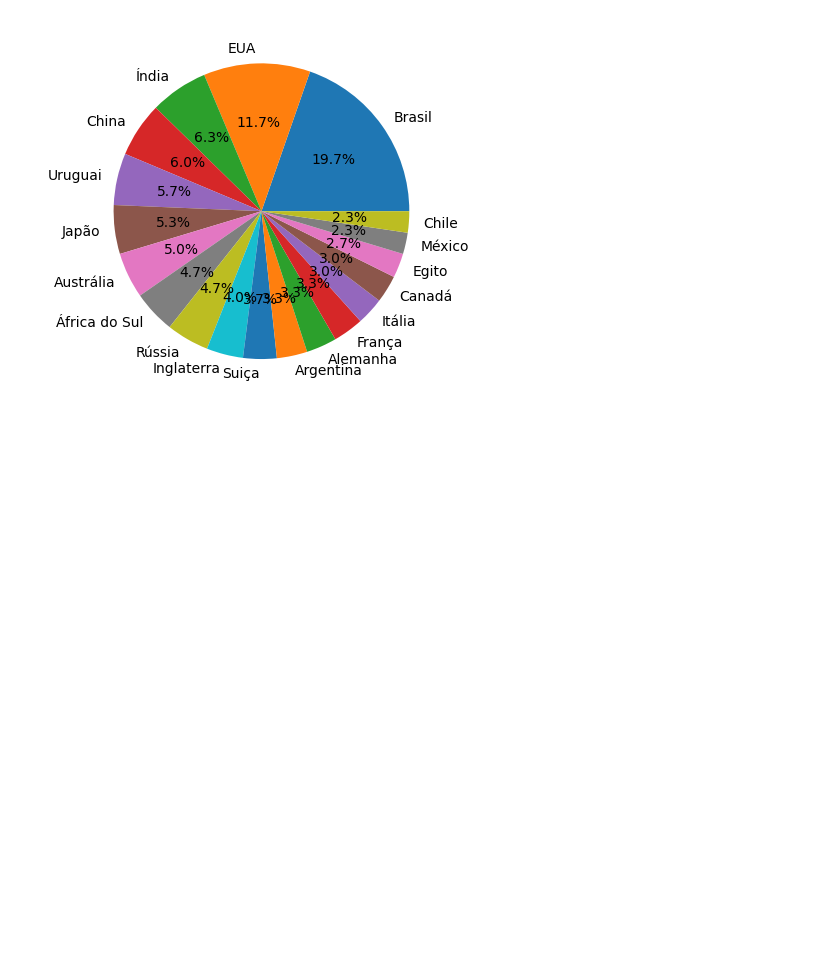
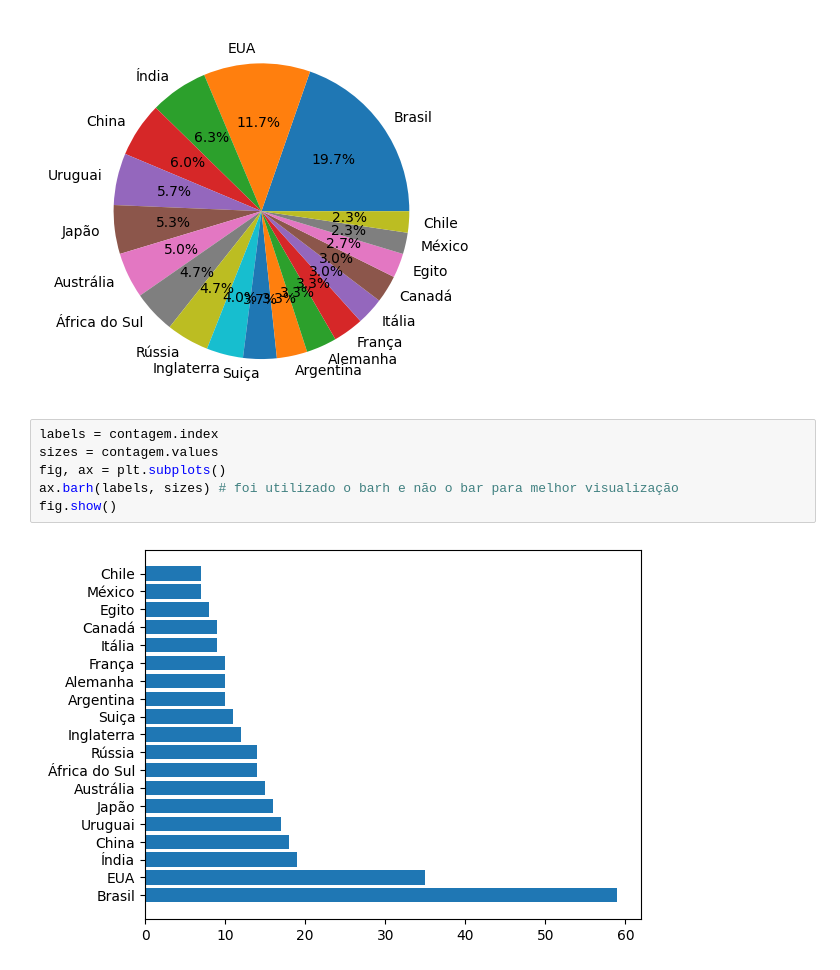
Before and after one commit to araujoflavio/EstatisticaPython, a Jupyter notebook: est_descritiva_frequencias.ipynb, the cells around one changed output. Cells and saved outputs as stored; diff of their text form; blank space fills up the shorter version.

```diff
--- a/est_descritiva_frequencias.ipynb
+++ b/est_descritiva_frequencias.ipynb
@@ -138,3 +138,11 @@ ax.pie(sizes, labels=labels, autopct='%1.1f%%')
 fig.show()
 # %% [output]
 [figure]
+# %%
+labels = contagem.index
+sizes = contagem.values
+fig, ax = plt.subplots()
+ax.barh(labels, sizes) # foi utilizado o barh e não o bar para melhor visualização
+fig.show()
+# %% [output]
+[figure, added]
```
